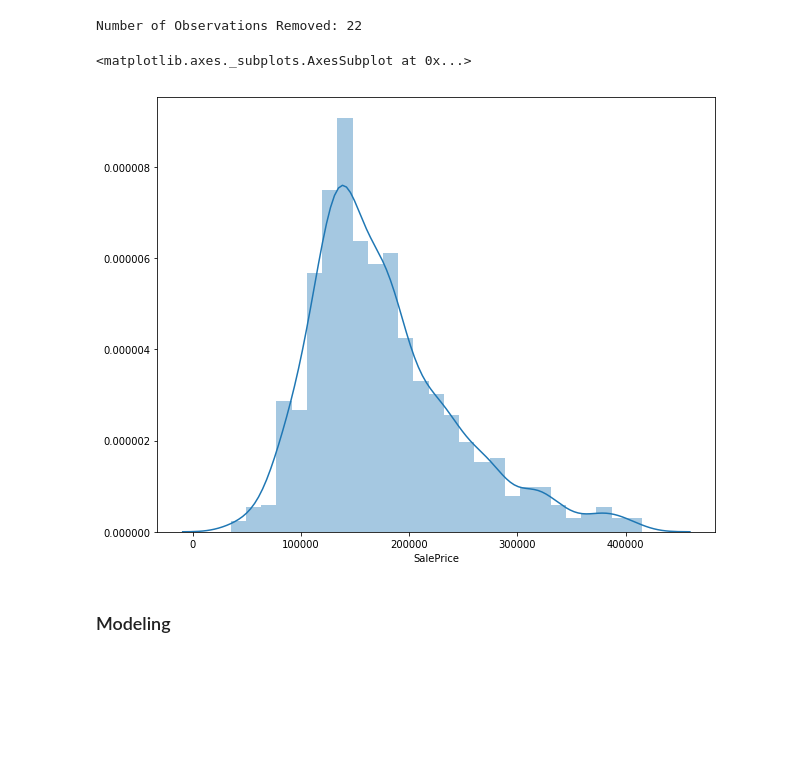
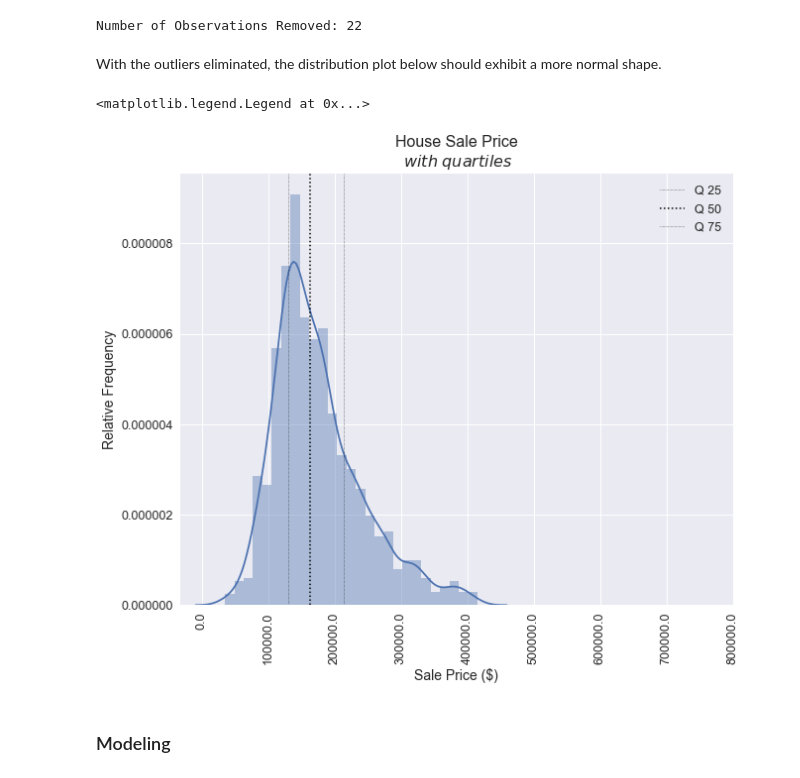
Before and after one commit to asfabiano/byu_econ_applied_machine_learning, a Jupyter notebook: homeworks/HW2/Homework_2.ipynb, the cells around one changed output. Cells and saved outputs as stored; diff of their text form; code cells hidden in the pictures; blank space fills up the shorter version.

```diff
--- a/homeworks/HW2/Homework_2.ipynb
+++ b/homeworks/HW2/Homework_2.ipynb
@@ -242,11 +269,21 @@ train_NO = train[(np.abs(stats.zscore(train.SalePrice)) < 3)]
 print("Number of Observations Removed: {}".format(len(train)-len(train_NO)))
 # %% [output]
 Number of Observations Removed: 22
-# %%
-sns.distplot(train_NO.SalePrice)
-# %% [output]
-<matplotlib.axes._subplots.AxesSubplot at 0x...>
-[figure, removed]
+# %% [markdown]
+With the outliers eliminated, the distribution plot below should exhibit a more normal shape.
+# %%
+sns.distplot(train_NO.SalePrice)
+plt.xticks(1e5*np.arange(9), 1e5*np.arange(9), rotation=90)
+plt.xlabel('Sale Price ($)', fontsize='14')
+plt.ylabel('Relative Frequency', fontsize='14')
+plt.title('House Sale Price\n $\it{with}$ $\it{quartiles}$', fontsize='16')
+for i, x in enumerate([129975, 163000, 214000]): # enumerate returns the index (= i) and value (= x) in a list
+    plt.axvline(x=x, color='k', lw=i%2+.5, ls='dotted', label="Q {}".format((i+1)*25))
+    # 'lw=i%2+.5'makes the median line darker
+plt.legend(loc='upper right')
+# %% [output]
+<matplotlib.legend.Legend at 0x...>
+[figure, added]
 # %% [markdown]
 ### Modeling
 # %% [markdown]
```
Also changed, not shown: parts of 43 cells of this notebook, 1 other file.
